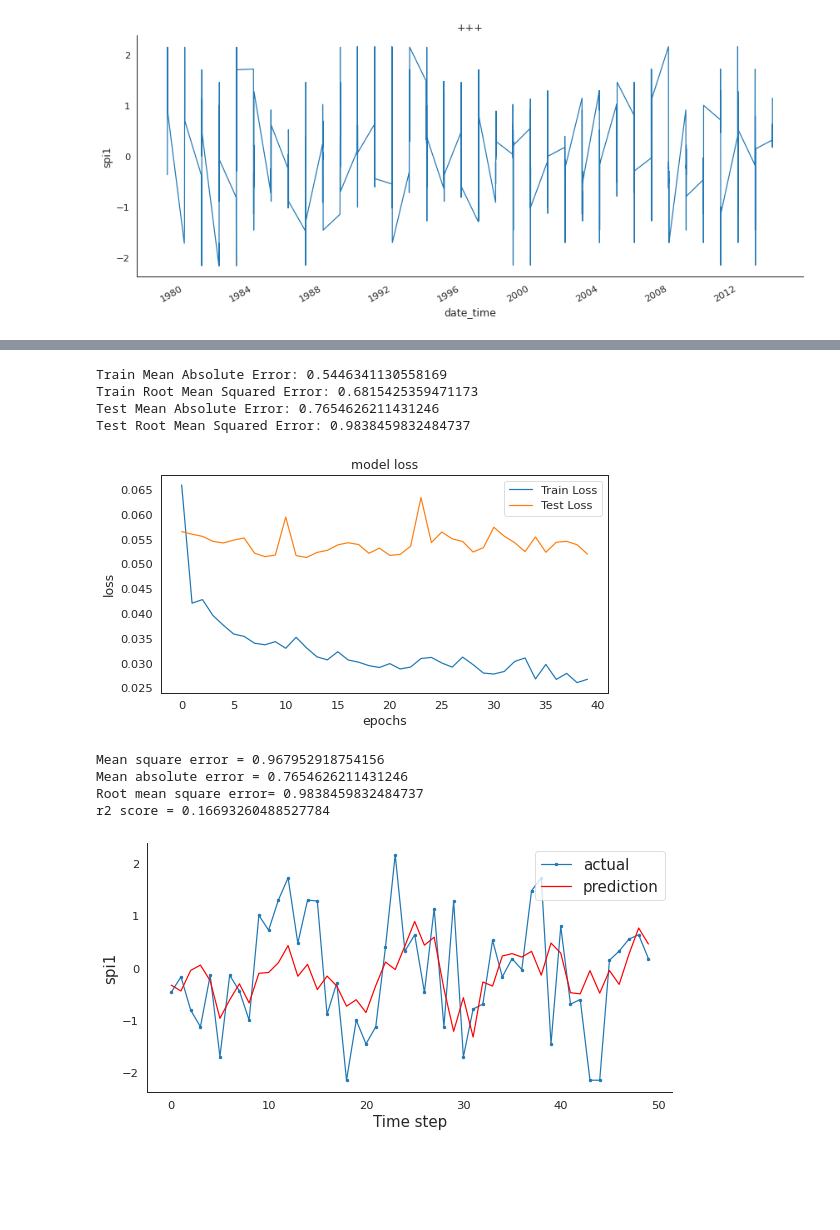
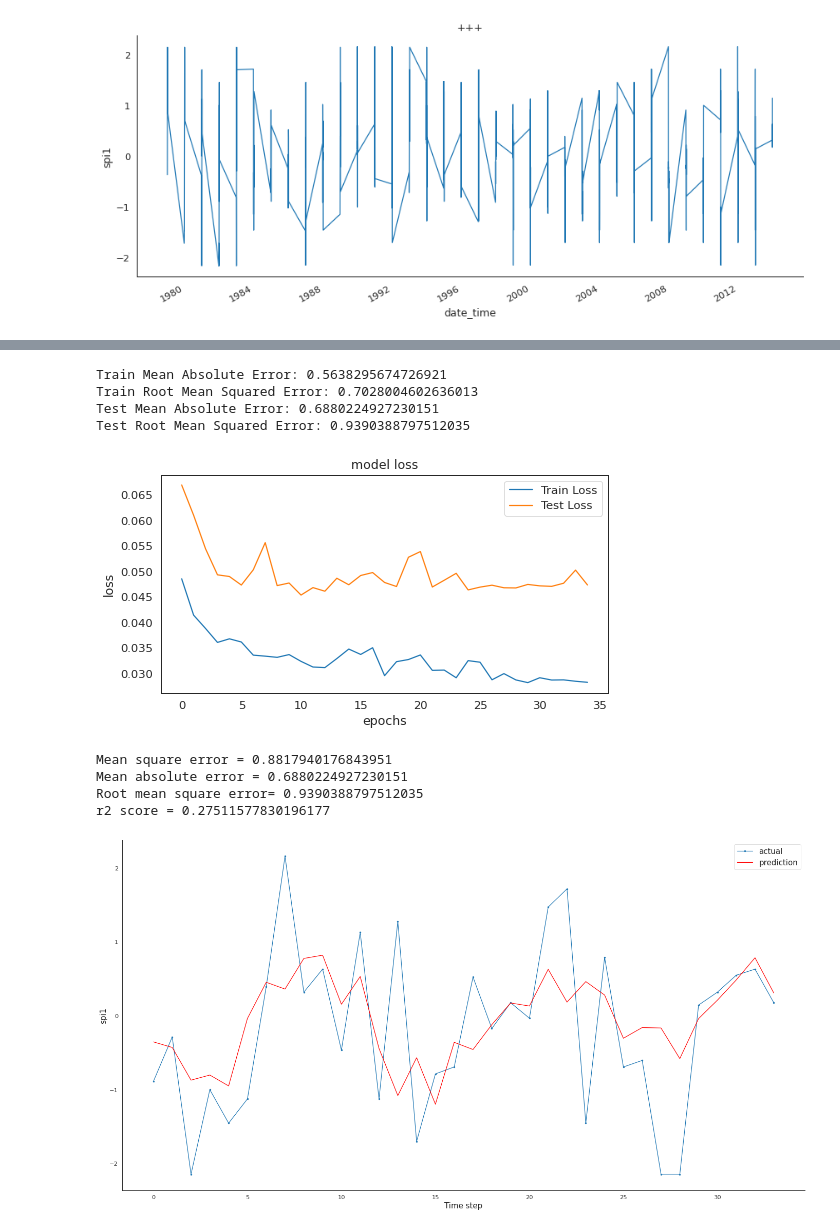
Before and after one commit to jayeshraj619/AI-LAB, a Jupyter notebook: my best.ipynb, the cells around one changed output, grey strips where cells are left out. Cells and saved outputs as stored; diff of their text form; code cells hidden in the pictures; blank space fills up the shorter version.

```diff
--- a/my best.ipynb
+++ b/my best.ipynb
@@ -85,7 +85,7 @@ dataset = dataset.astype('float32')
 dataset = np.reshape(dataset, (-1, 1))
 scaler = MinMaxScaler(feature_range=(0, 1))
 dataset = scaler.fit_transform(dataset)
-train_size = int(len(dataset) * 0.70)
+train_size = int(len(dataset) * 0.75)
 test_size = len(dataset) - train_size
 train, test = dataset[0:train_size,:], dataset[train_size:len(dataset),:]
 
@@ -97,7 +97,7 @@ def create_dataset(dataset, look_back=1):
         Y.append(dataset[i + look_back, 0])
     return np.array(X), np.array(Y)
 
-look_back = 75
+look_back = 70
 X_train, Y_train = create_dataset(train, look_back)
 X_test, Y_test = create_dataset(test, look_back)
 
@@ -110,7 +110,7 @@ model.add(LSTM(100, input_shape=(X_train.shape[1], X_train.shape[2])))
 model.add(Dense(1))
 model.compile(loss='mean_squared_error', optimizer='adam')
 
-history = model.fit(X_train, Y_train, epochs=40, batch_size=10, validation_data=(X_test, Y_test),verbose=2)
+history = model.fit(X_train, Y_train, epochs=35, batch_size=10, validation_data=(X_test, Y_test),verbose=2)
 model.summary()
 model.save("boy")
 # %% [output]
@@ -150,10 +150,10 @@ print('Train Root Mean Squared Error:',np.sqrt(mse(Y_train[0], train_predict[:,0
 print('Test Mean Absolute Error:', mae(Y_test[0], test_predict[:,0]))
 print('Test Root Mean Squared Error:',np.sqrt(mse(Y_test[0], test_predict[:,0])))
 # %% [output]
-Train Mean Absolute Error: 0.5446341130558169
-Train Root Mean Squared Error: 0.6815425359471173
-Test Mean Absolute Error: 0.7654626211431246
-Test Root Mean Squared Error: 0.9838459832484737
+Train Mean Absolute Error: 0.5638295674726921
+Train Root Mean Squared Error: 0.7028004602636013
+Test Mean Absolute Error: 0.6880224927230151
+Test Root Mean Squared Error: 0.9390388797512035
 # %%
 plt.figure(figsize=(8,4))
 plt.plot(history.history['loss'], label='Train Loss')
@@ -164,32 +164,32 @@ plt.xlabel('epochs')
 plt.legend(loc='upper right')
 plt.show();
 # %% [output]
-[figure, old version]
+[figure, new version]
 # %%
 import math
-aa=[x for x in range(50)]
-plt.figure(figsize=(8,4))
-plt.plot(aa, Y_test[0][:200], marker='.', label="actual")
-plt.plot(aa, test_predict[:,0][:200], 'r', label="prediction")
-mae1=mae(Y_test[0][:200],test_predict[:,0][:200])
-mse1=mse(Y_test[0][:200],test_predict[:,0][:200])
+aa=[x for x in range(34)]
+plt.figure(figsize=(20,10))
+plt.plot(aa, Y_test[0][:418], marker='.', label="actual")
+plt.plot(aa, test_predict[:,0][:418], 'r', label="prediction")
+mae1=mae(Y_test[0][:418],test_predict[:,0][:418])
+mse1=mse(Y_test[0][:418],test_predict[:,0][:418])
 rmse1=np.sqrt(mse1)
-r2 = r2_score( Y_test[0][:200], test_predict[:,0][:200])
+r2 = r2_score( Y_test[0][:418], test_predict[:,0][:418])
 print('Mean square error =', mse1)
 print('Mean absolute error =', mae1)
 print('Root mean square error=', rmse1)
 print('r2 score =', r2)
 # plt.tick_params(left=False, labelleft=True) #remove ticks
 plt.tight_layout()
 sns.despine(top=True)
 plt.subplots_adjust(left=0.07)
 plt.ylabel('spi1', size=15)
 plt.xlabel('Time step', size=15)
 plt.legend(fontsize=15)
 plt.show();
 # %% [output]
-Mean square error = 0.967952918754156
-Mean absolute error = 0.7654626211431246
-Root mean square error= 0.9838459832484737
-r2 score = 0.16693260488527784
+Mean square error = 0.8817940176843951
+Mean absolute error = 0.6880224927230151
+Root mean square error= 0.9390388797512035
+r2 score = 0.27511577830196177
-[figure, old version]
+[figure, new version]
```
Also changed, not shown: parts of 1 cell of this notebook.
